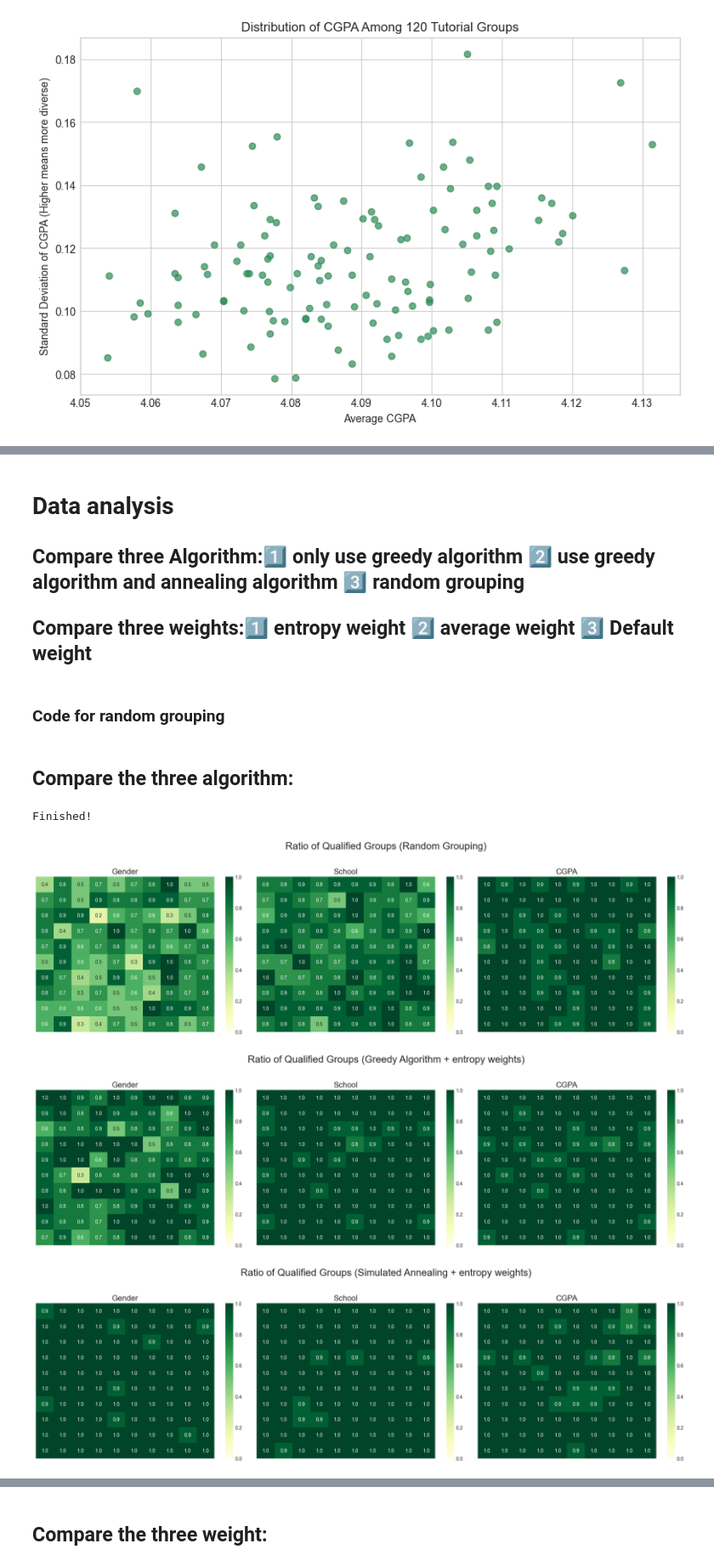
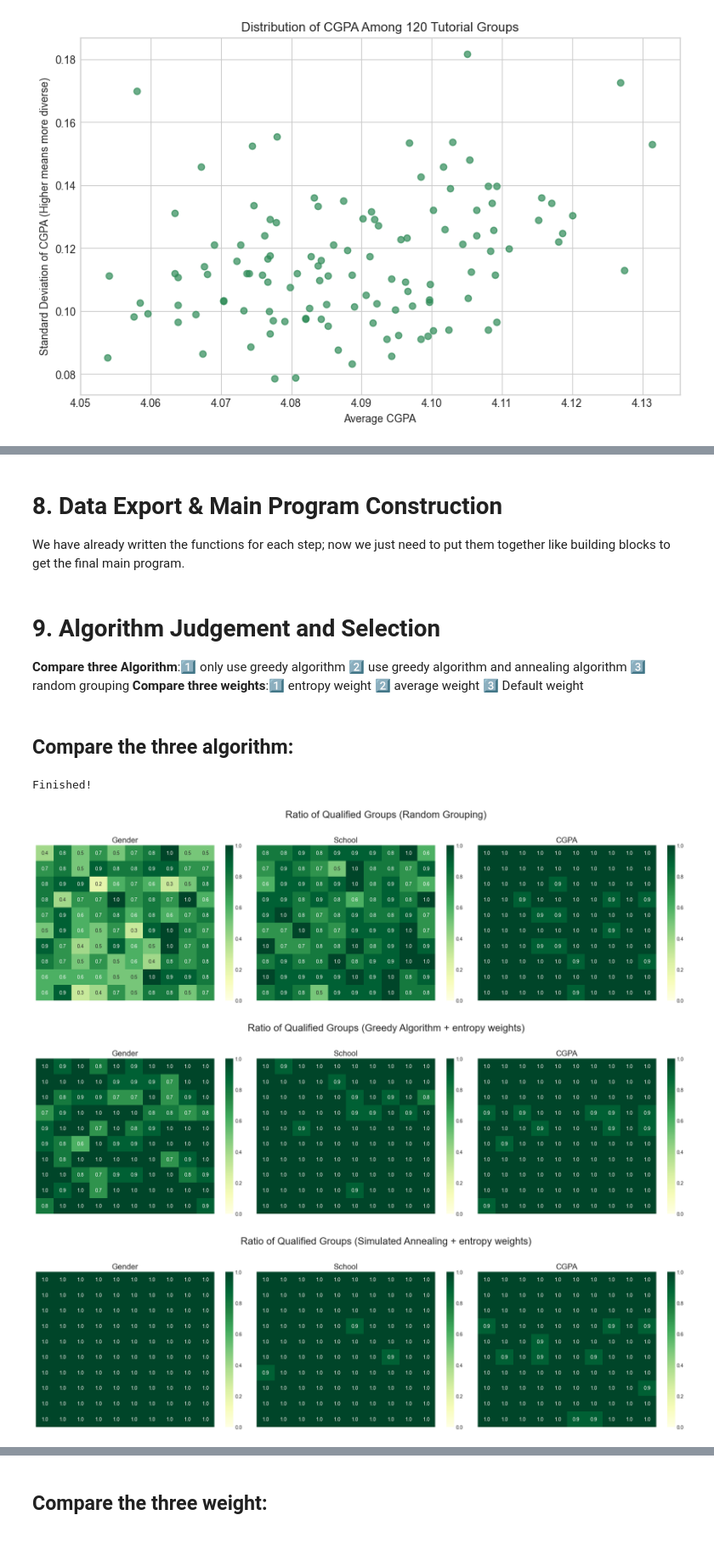
Before and after one commit to yujingyao-dev/NTU_SC1003_mini_project_25S1, a Jupyter notebook: FEL2_Team4_YuJingyao/Computer_Thinking_Mini_Project.ipynb, the cells around one changed output, grey strips where cells are left out. Shown at 85% size. Drawn from its saved outputs; the diff is of its cells as text; code cells hidden in the pictures; blank space fills up the shorter version.

```diff
--- a/FEL2_Team4_YuJingyao/Computer_Thinking_Mini_Project.ipynb
+++ b/FEL2_Team4_YuJingyao/Computer_Thinking_Mini_Project.ipynb
@@ -645,4 +831,5 @@ plot_group_distribution(tg, title="Simulated Annealing Result")
 # %%
+# plot the heatmap to visualize final result
 def calc_qualified_num(dataset, number_of_groups):
     gender_list = []
     school_list = []
@@ -651,23 +838,19 @@ def calc_qualified_num(dataset, number_of_groups):
     row_num = 10
     col_num = tg_num // row_num
 
-    for gp_id, tutorialgroup in dataset.items():
+    for tutorialgroup in dataset.values():
         gp_male_ratio = tutorialgroup.male_ratio
         gp_avg_cgpa = tutorialgroup.avg_cgpa
         qualified_gender = 0
         qualified_school = 0
         qualified_cgpa = 0
         for group in tutorialgroup.groups.values():
-            # 性别比例：每组不能太极端，认为男性人数为小组平均+-1人之内的为合格
-            # 院校分布：认定大于(每组人数-1)为合格
-            # CGPA分布：每组不能太极端，认为在平均值*(0.975~1.025)之内的为合格
-
             gp_size = group.size
             if gp_male_ratio - 1/gp_size <= group.male_ratio <= gp_male_ratio + 1/gp_size:
                 qualified_gender += 1
             if len(group.school_ratio) >= gp_size - 1:
                 qualified_school += 1
-            if gp_avg_cgpa * 0.975 <= group.avg_cgpa <= gp_avg_cgpa * 1.025:
+            if gp_avg_cgpa * 0.97 <= group.avg_cgpa <= gp_avg_cgpa * 1.03:
                 qualified_cgpa += 1
         gender_list.append(qualified_gender / number_of_groups)
         school_list.append(qualified_school / number_of_groups)
@@ -699,8 +908,42 @@ def judge_the_result(dataset, number_of_groups,main_title):
+# %% [markdown]
+# 8. Data Export & Main Program Construction
+
+We have already written the functions for each step; now we just need to put them together like building blocks to get the final main program.
 # %%
+# export the result
+def write_csv(dataset, path):
+    with open(path,"w",newline = '',encoding="utf-8") as f:
+        writer = csv.writer(f)
+        header = ['Tutorial Group', 'Student ID', 'School', 'Name', 'Gender', 'CGPA', 'Team Assigned']
+        writer.writerow(header)
+        for tutorialgroup_id, tutorialgroup in dataset.items():
+            for student in tutorialgroup.groupmate:
+                row = [tutorialgroup_id, student.student_id, student.school, student.name, student.gender, student.cgpa, student.group_num]
+                writer.writerow(row)
+
+def ask_for_input(use_defalut_value=True):
+    if use_defalut_value:
+        return 5, 10
+    valid_input = False
+    group_size = 0
+    while not (4 <= group_size <= 10) or not valid_input:
+        try:
+            print("Please enter the Group size: ")
+            group_size = int(input())
+            valid_input = True
+            if not (4 <= group_size <= 10):
+                print("Invalid Input. Please enter a integer between 4 and 10.")
+        except:
+            print("Invalid Input. Please enter a integer between 4 and 10.")
+    number_of_groups = GP_SIZE // group_size
+    return group_size, number_of_groups
+
+# main program
 def main(random_seed=RANDOM_SEED, cooling_rate=0.98,method="entropy",show_plot=(False, False), output=True):
-    random.seed(random_seed) # 设置随机种子，确保结果可复现
-    group_size, number_of_groups = ask_for_input(use_defalut_value=True) # 保持为True就是分10组5人，改为False就可以输入自定义的数值
+    random.seed(random_seed)
+    group_size, number_of_groups = ask_for_input(use_defalut_value=True)
     dataset = read_csv("records.csv")
+    calc_ratio_dataset(dataset)
     calc_weights(dataset)
 
     for gp_id, tutorialgroup in dataset.items():
@@ -727,11 +970,9 @@ def main(random_seed=RANDOM_SEED, cooling_rate=0.98,method="entropy",show_plot=(
         write_csv(dataset, path="output.csv")
     print("Finished!")
 # %% [markdown]
-# Data analysis
-## **Compare three Algorithm**:1️⃣ only use greedy algorithm 2️⃣ use greedy algorithm and annealing algorithm 3️⃣ random grouping
-## **Compare three weights**:1️⃣ entropy weight 2️⃣ average weight 3️⃣ Default weight
+# 9. Algorithm Judgement and Selection
+**Compare three Algorithm**:1️⃣ only use greedy algorithm 2️⃣ use greedy algorithm and annealing algorithm 3️⃣ random grouping
+**Compare three weights**:1️⃣ entropy weight 2️⃣ average weight 3️⃣ Default weight
-# %% [markdown]
-### Code for random grouping
 # %%
 def random_grouping(random_seed, group_size, number_of_groups,show_plot=False):
     random.seed(random_seed)
@@ -761,11 +1003,11 @@ def random_grouping(random_seed, group_size, number_of_groups,show_plot=False):
 # %% [markdown]
 ## Compare the three algorithm:
 # %%
-random_grouping(42, 5, 10, show_plot=True)
+random_grouping(RANDOM_SEED, 5, 10, show_plot=True)
 main(show_plot=(True,True), output=False)
 # %% [output]
 Finished!
-[figure, old version]
+[figure, new version]
-[figure, old version]
+[figure, new version]
-[figure, old version]
+[figure, new version]
 # %% [markdown]
```
Also changed, not shown: parts of 92 cells of this notebook, 11 other files.
